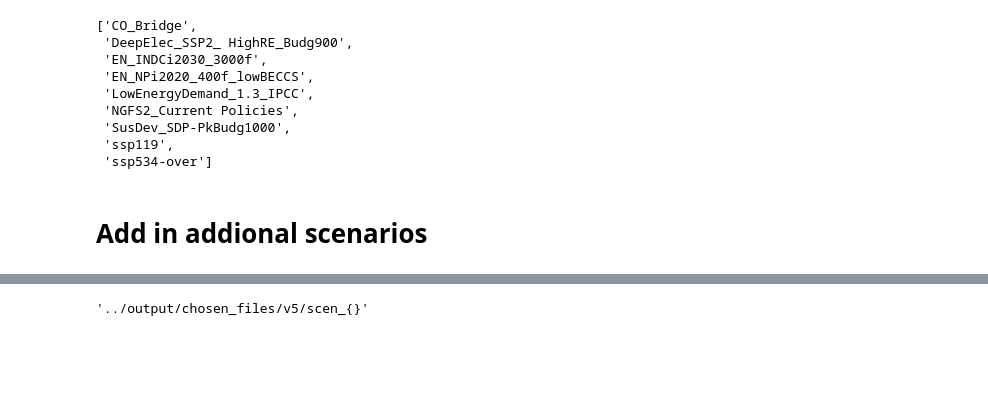
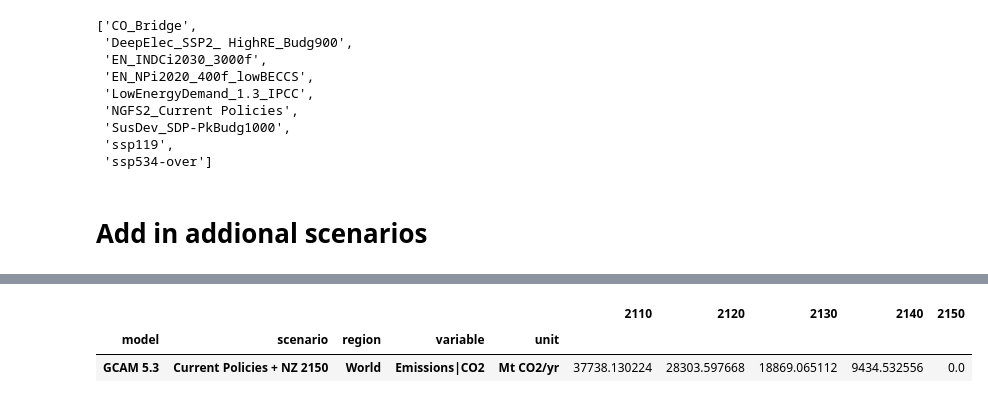
Before and after one commit to Rlamboll/PROVIDEemissions, a Jupyter notebook: notebooks/Select_pathways.ipynb, the cells around one changed output, grey strips where cells are left out. Drawn from its saved outputs; the diff is of its cells as text; code cells hidden in the pictures; blank space fills up the shorter version.

```diff
--- a/notebooks/Select_pathways.ipynb
+++ b/notebooks/Select_pathways.ipynb
@@ -375 +386,7 @@ extended_df = extended_df.append(curpol_nz)
+# %%
+extended_df.filter(scenario="*Current Policies +*", variable=co2).timeseries()[[2110, 2120, 2130, 2140, 2150]]
+# %% [output]
+|  |  |  |  |  | 2110 | 2120 | 2130 | 2140 | 2150 |
+| model | scenario | region | variable | unit |  |  |  |  |  |
+| GCAM 5.3 | Current Policies + NZ 2150 | World | Emissions|CO2 | Mt CO2/yr | 37738.130224 | 28303.597668 | 18869.065112 | 9434.532556 | 0.0 |
 # %%
@@ -383,7 +400,3 @@ for scenario in df.scenario:
         data,
         scen_file.format(scenario)
     )
-# %%
-scen_file
-# %% [output]
-'../output/chosen_files/v5/scen_{}'
```
Also changed, not shown: parts of 9 cells of this notebook, 2 other files.
